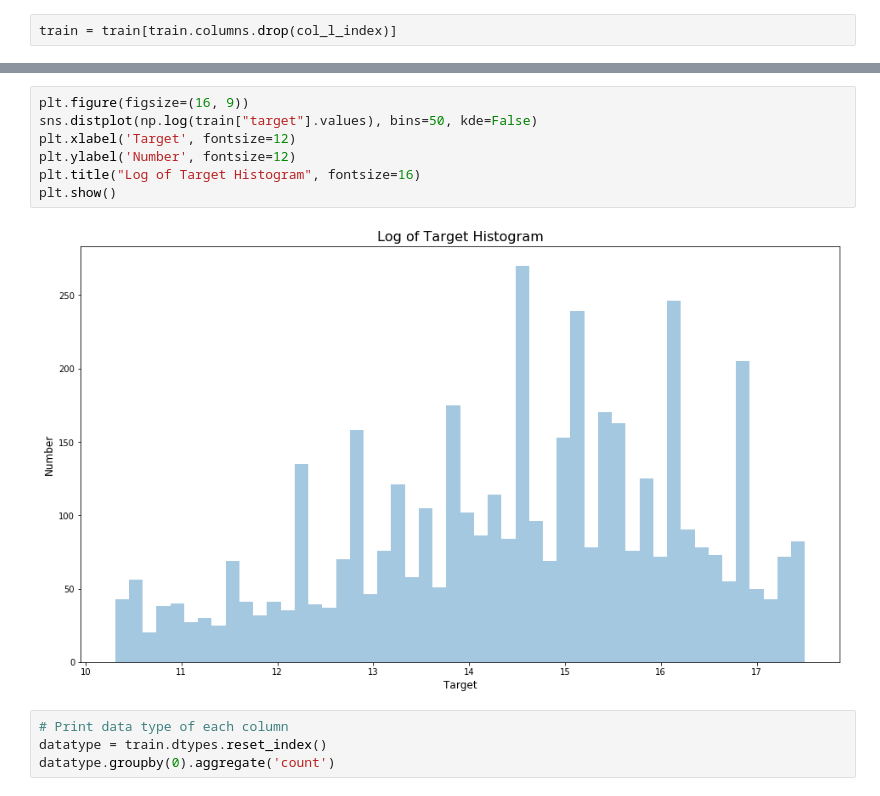
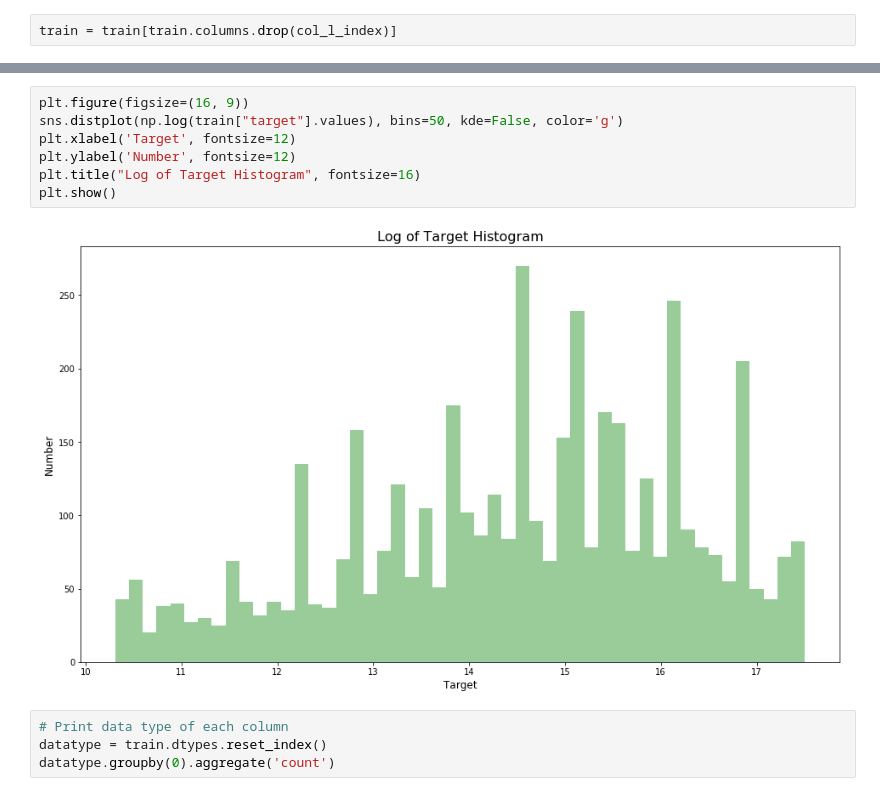
Before and after one commit to ykwen/kaggle_santander_value, a Jupyter notebook: data_analysis.ipynb, the cells around one changed output, grey strips where cells are left out. Cells and saved outputs as stored; diff of their text form.

```diff
--- a/data_analysis.ipynb
+++ b/data_analysis.ipynb
@@ -96,12 +96,12 @@ plt.show()
 # %%
 plt.figure(figsize=(16, 9))
-sns.distplot(np.log(train["target"].values), bins=50, kde=False)
+sns.distplot(np.log(train["target"].values), bins=50, kde=False, color='g')
 plt.xlabel('Target', fontsize=12)
 plt.ylabel('Number', fontsize=12)
 plt.title("Log of Target Histogram", fontsize=16)
 plt.show()
 # %% [output]
-[figure, old version]
+[figure, new version]
 # %%
 # Print data type of each column
 datatype = train.dtypes.reset_index()
```
Also changed, not shown: parts of 11 cells of this notebook, 2 other files.
